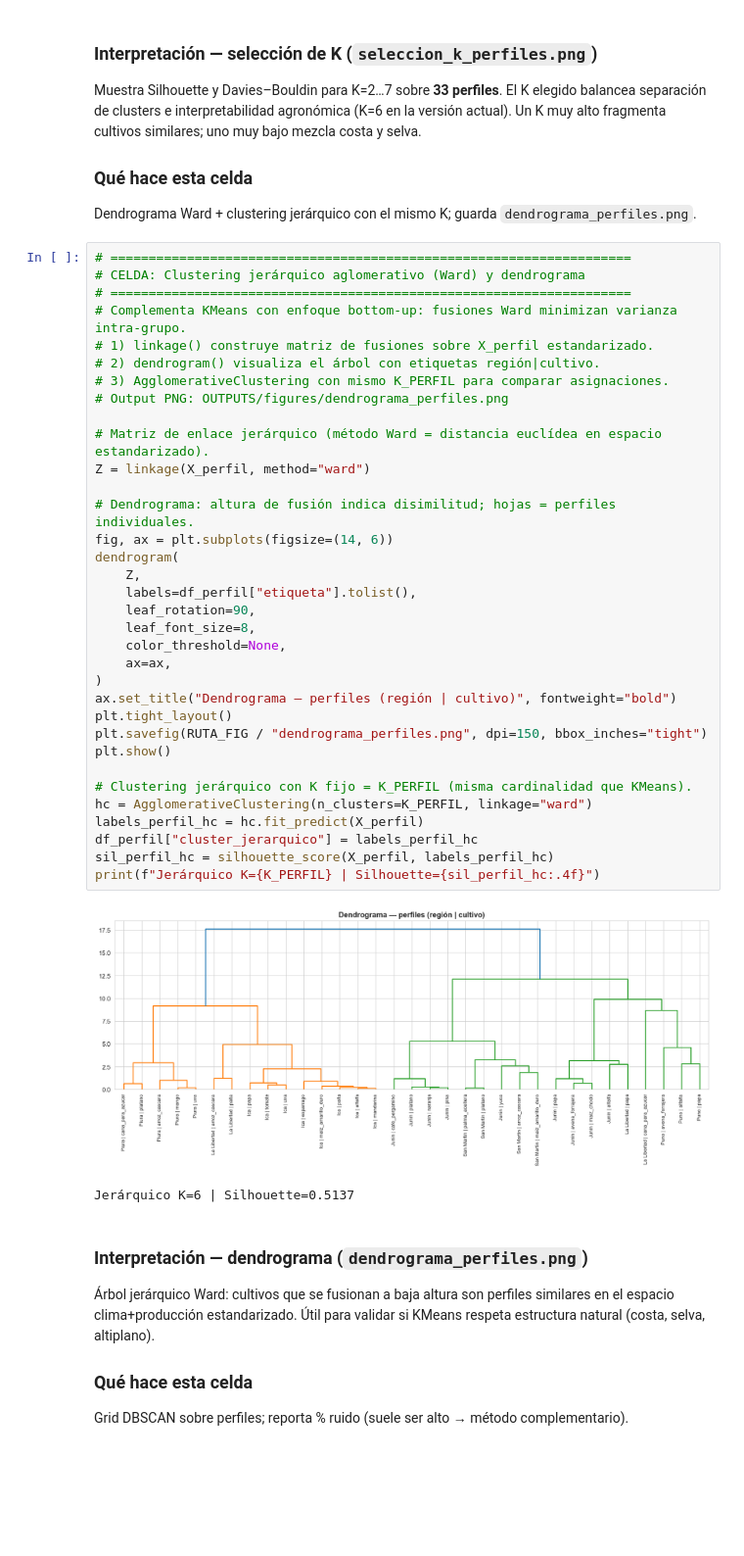
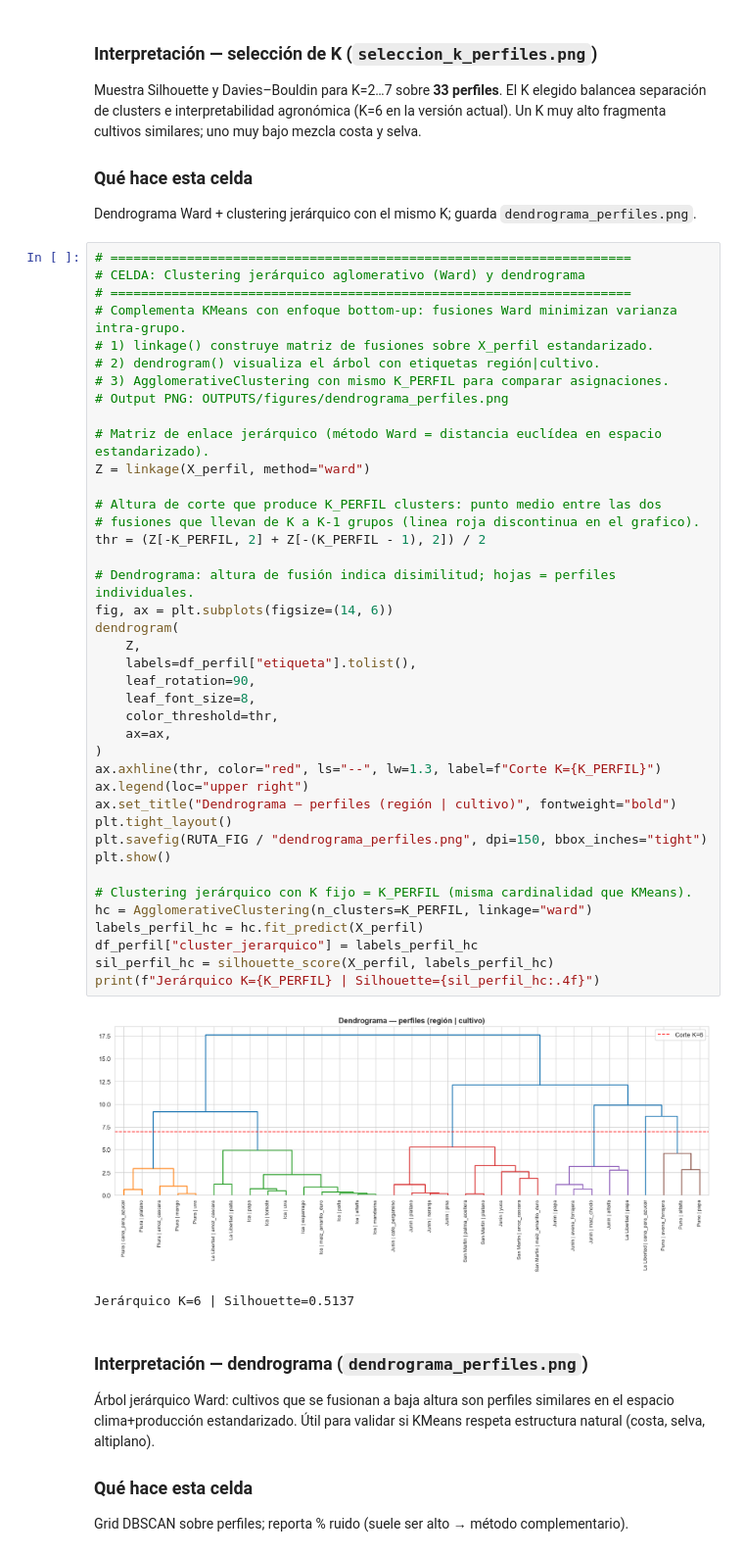
Before and after one commit to JohaoM-ML/DM_TF, a Jupyter notebook: SCRIPTS/notebooks/06_clustering_cultivos.ipynb, the cells around one changed output. Shown at 98% size. Drawn from its saved outputs; the diff is of its cells as text; blank space fills up the shorter version.

```diff
--- a/SCRIPTS/notebooks/06_clustering_cultivos.ipynb
+++ b/SCRIPTS/notebooks/06_clustering_cultivos.ipynb
@@ -414,35 +453,41 @@ Dendrograma Ward + clustering jerárquico con el mismo K; guarda `dendrograma_pe
 # Complementa KMeans con enfoque bottom-up: fusiones Ward minimizan varianza intra-grupo.
 # 1) linkage() construye matriz de fusiones sobre X_perfil estandarizado.
 # 2) dendrogram() visualiza el árbol con etiquetas región|cultivo.
 # 3) AgglomerativeClustering con mismo K_PERFIL para comparar asignaciones.
 # Output PNG: OUTPUTS/figures/dendrograma_perfiles.png
 
 # Matriz de enlace jerárquico (método Ward = distancia euclídea en espacio estandarizado).
 Z = linkage(X_perfil, method="ward")
 
+# Altura de corte que produce K_PERFIL clusters: punto medio entre las dos
+# fusiones que llevan de K a K-1 grupos (linea roja discontinua en el grafico).
+thr = (Z[-K_PERFIL, 2] + Z[-(K_PERFIL - 1), 2]) / 2
+
 # Dendrograma: altura de fusión indica disimilitud; hojas = perfiles individuales.
 fig, ax = plt.subplots(figsize=(14, 6))
 dendrogram(
     Z,
     labels=df_perfil["etiqueta"].tolist(),
     leaf_rotation=90,
     leaf_font_size=8,
-    color_threshold=None,
+    color_threshold=thr,
     ax=ax,
 )
+ax.axhline(thr, color="red", ls="--", lw=1.3, label=f"Corte K={K_PERFIL}")
+ax.legend(loc="upper right")
 ax.set_title("Dendrograma — perfiles (región | cultivo)", fontweight="bold")
 plt.tight_layout()
 plt.savefig(RUTA_FIG / "dendrograma_perfiles.png", dpi=150, bbox_inches="tight")
 plt.show()
 
 # Clustering jerárquico con K fijo = K_PERFIL (misma cardinalidad que KMeans).
 hc = AgglomerativeClustering(n_clusters=K_PERFIL, linkage="ward")
 labels_perfil_hc = hc.fit_predict(X_perfil)
 df_perfil["cluster_jerarquico"] = labels_perfil_hc
 sil_perfil_hc = silhouette_score(X_perfil, labels_perfil_hc)
 print(f"Jerárquico K={K_PERFIL} | Silhouette={sil_perfil_hc:.4f}")
 # %% [output]
-[figure, old version]
+[figure, new version]
 Jerárquico K=6 | Silhouette=0.5137
 # %% [markdown]
 ### Interpretación — dendrograma (`dendrograma_perfiles.png`)
```
Also changed, not shown: parts of 4 cells of this notebook, 52 other files.
